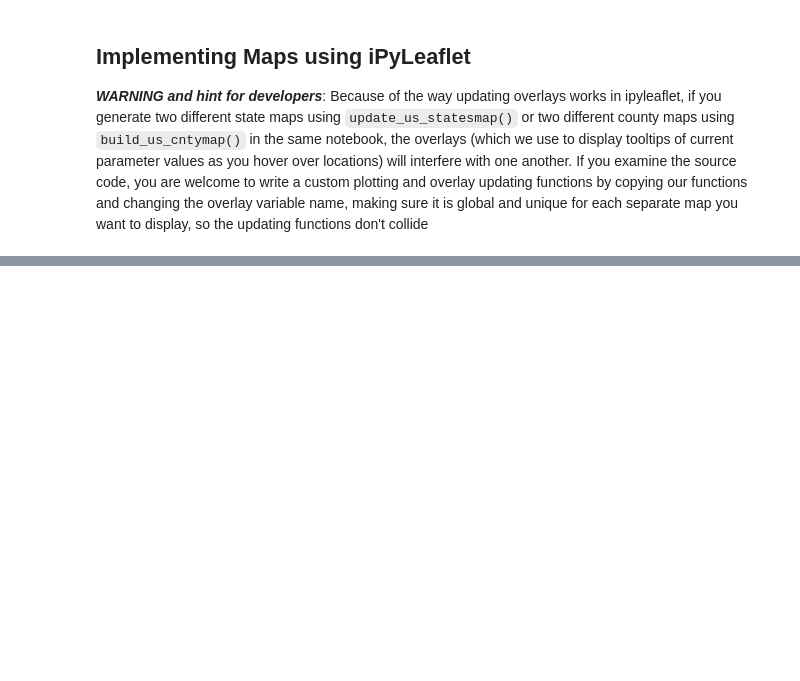
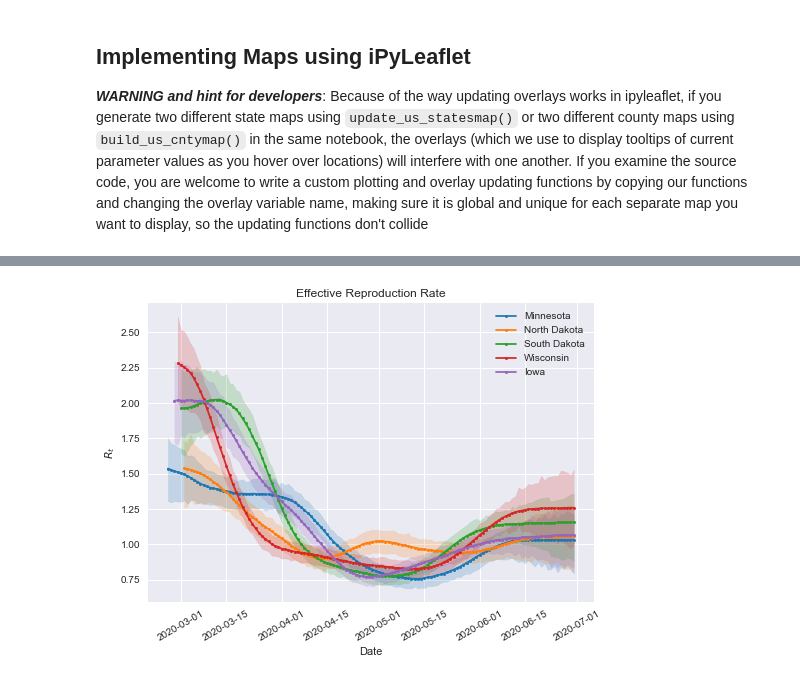
Before and after one commit to JuanCab/COVID_DataViz, a Jupyter notebook: Examples.ipynb, the cells around one changed output, grey strips where cells are left out. Saved outputs shown, nothing was run; the diff lists cells and outputs as text; code cells hidden in the pictures; blank space fills up the shorter version.

Commit message:
Added function to plot Rt time series (not used in dashboard currently, but available as an example.  Also beginning to add labels for the new change per week variables.

```diff
--- a/Examples.ipynb
+++ b/Examples.ipynb
@@ -71,6 +71,9 @@ COVID_Dash.cleanGOOGdata(goog_state_df)
 # Retrieve IMHE Dataframes
 (summary_df, hospitalization_df) = COVID_IO.PtoIMHEDataFrames()
 
+# Retrieve Rt Live DataFrames
+RtLive_df = COVID_IO.PtoRtDataFrames()
+
 end= time.perf_counter()
 
 print(f"Done ({end-start:0.2f} sec)")
@@ -371,0 +381,10 @@ COVID_Maps.update_us_cntymap(JH_cnty_df, 'dDeathsRate', test_map2, test_legend2,
+# %%
+#
+# Testing my function for plotting up time-series R_t data
+#
+states = [MNFIPS, NDFIPS, FIPSd['South Dakota'], FIPSd['Wisconsin'], FIPSd['Iowa']]
+
+# Set up a single plot
+COVID_Dash.ts_plot_Rt(RtLive_df, states, connectdots=True)
+# %% [output]
+[figure, added]
```
Also changed, not shown: parts of 2 cells of this notebook, 2 other files.
